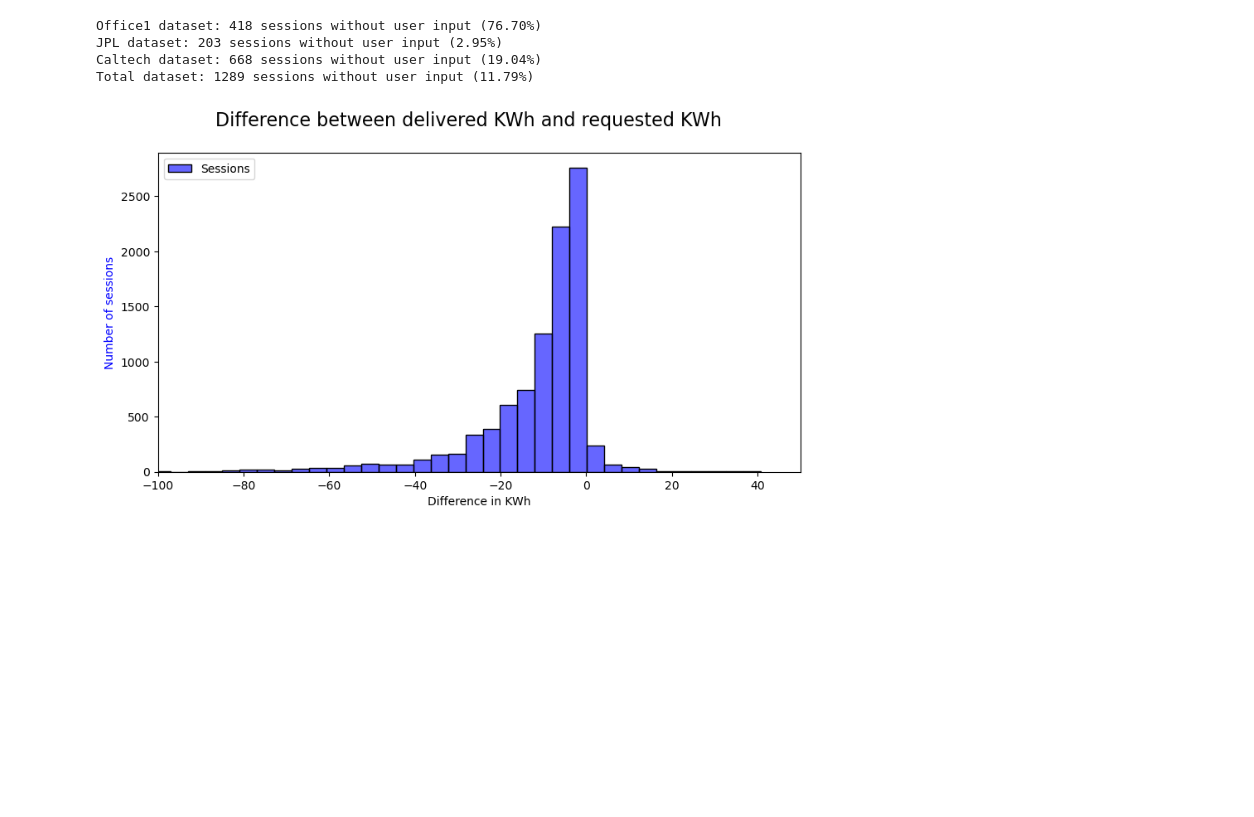
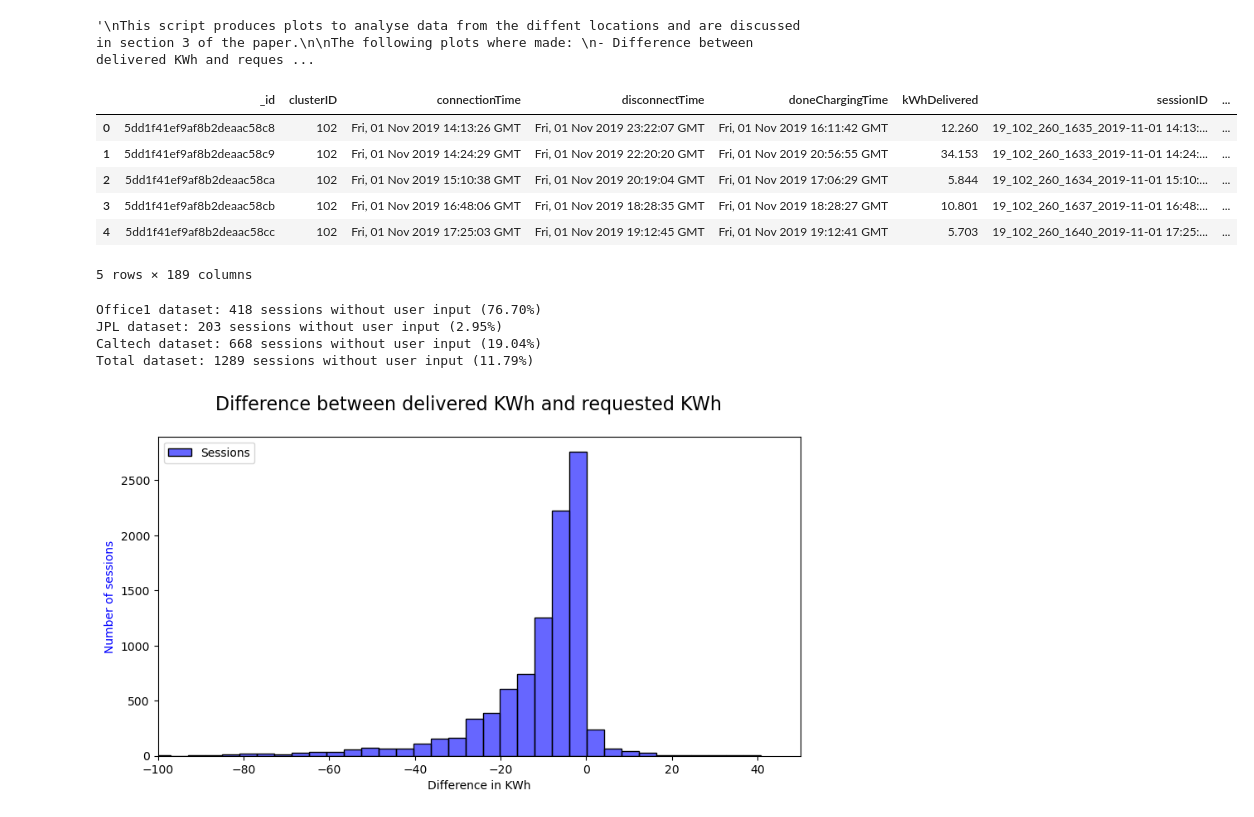
Before and after one commit to ThijsD-02/Machine-Learning-AI-Assignment-ME44312, a Jupyter notebook: Data analysis histograms.ipynb, the cells around one changed output. Drawn from its saved outputs; the diff is of its cells as text; code cells hidden in the pictures; blank space fills up the shorter version.

```diff
--- a/Numbers.ipynb
+++ b/Data analysis histograms.ipynb
@@ -1,14 +1,36 @@
+# %%
+'''
+This script produces plots to analyse data from the diffent locations and are discussed in section 3 of the paper.
+
+The following plots where made:
+- Difference between delivered KWh and requested KWh
+- Difference between disconnection time and requested departure
+- Scatterplot of Time Difference vs KWh Difference
+- Heatmap of Time Difference vs KWh Difference
+'''
+# %% [output]
+'\nThis script produces plots to analyse data from the diffent locations and are discussed in section 3 of the paper.\n\nThe following plots where made: \n- Difference between delivered KWh and reques ...
 # %%
 import pandas as pd
 import matplotlib.pyplot as plt
 import scipy.stats as stats
 import numpy as np
 import seaborn as sns
 
 # Bestand inlezen
 df1 = pd.read_csv("Data/acndata_sessions 2019_11 till 2020_5 office1.csv")
 df2 = pd.read_csv("Data/acndata_sessions 2019_11 till 2020_5 jpl.csv")
 df3 = pd.read_csv("Data/acndata_sessions 2019_11 till 2020_5 caltech.csv")
 
 df = pd.concat([df1, df2, df3], ignore_index=True)
+
+df.head()
+# %% [output]
+|  | _id | clusterID | connectionTime | disconnectTime | doneChargingTime | kWhDelivered | sessionID | ... |
+| 0 | 5dd1f41ef9af8b2deaac58c8 | 102 | Fri, 01 Nov 2019 14:13:26 GMT | Fri, 01 Nov 2019 23:22:07 GMT | Fri, 01 Nov 2019 16:11:42 GMT | 12.260 | 19_102_260_1635_2019-11-01 14:13:... | ... |
+| 1 | 5dd1f41ef9af8b2deaac58c9 | 102 | Fri, 01 Nov 2019 14:24:29 GMT | Fri, 01 Nov 2019 22:20:20 GMT | Fri, 01 Nov 2019 20:56:55 GMT | 34.153 | 19_102_260_1633_2019-11-01 14:24:... | ... |
+| 2 | 5dd1f41ef9af8b2deaac58ca | 102 | Fri, 01 Nov 2019 15:10:38 GMT | Fri, 01 Nov 2019 20:19:04 GMT | Fri, 01 Nov 2019 17:06:29 GMT | 5.844 | 19_102_260_1634_2019-11-01 15:10:... | ... |
+| 3 | 5dd1f41ef9af8b2deaac58cb | 102 | Fri, 01 Nov 2019 16:48:06 GMT | Fri, 01 Nov 2019 18:28:35 GMT | Fri, 01 Nov 2019 18:28:27 GMT | 10.801 | 19_102_260_1637_2019-11-01 16:48:... | ... |
+| 4 | 5dd1f41ef9af8b2deaac58cc | 102 | Fri, 01 Nov 2019 17:25:03 GMT | Fri, 01 Nov 2019 19:12:45 GMT | Fri, 01 Nov 2019 19:12:41 GMT | 5.703 | 19_102_260_1640_2019-11-01 17:25:... | ... |
+5 rows × 189 columns
 # %%
```
Also changed, not shown: parts of 7 cells of this notebook, 16 other files.
